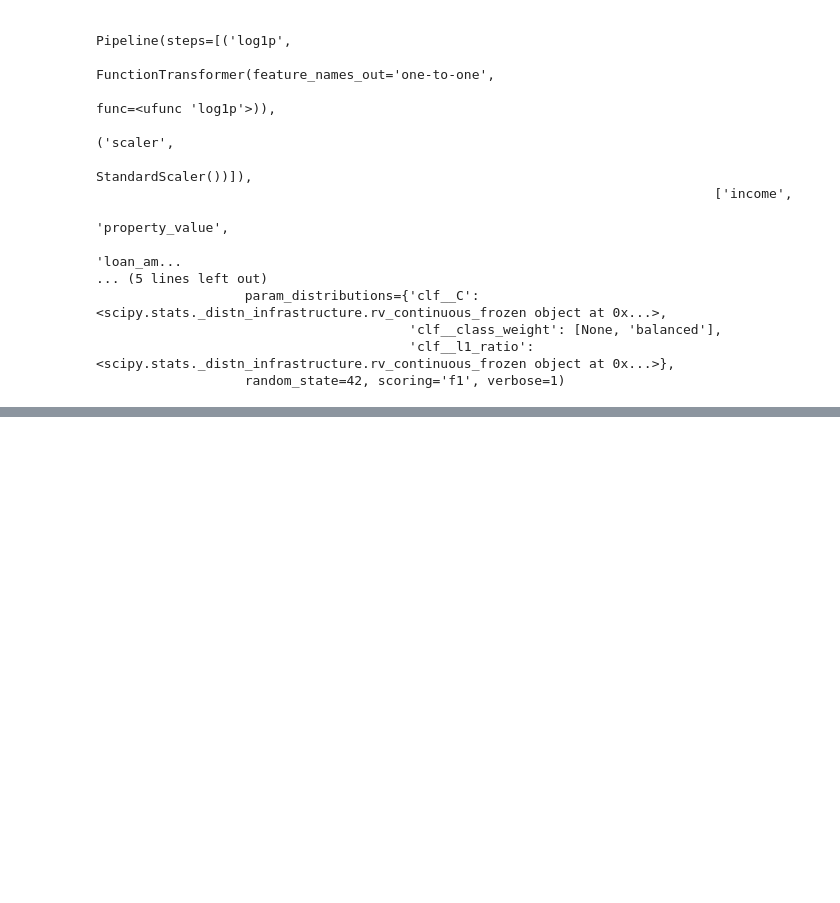
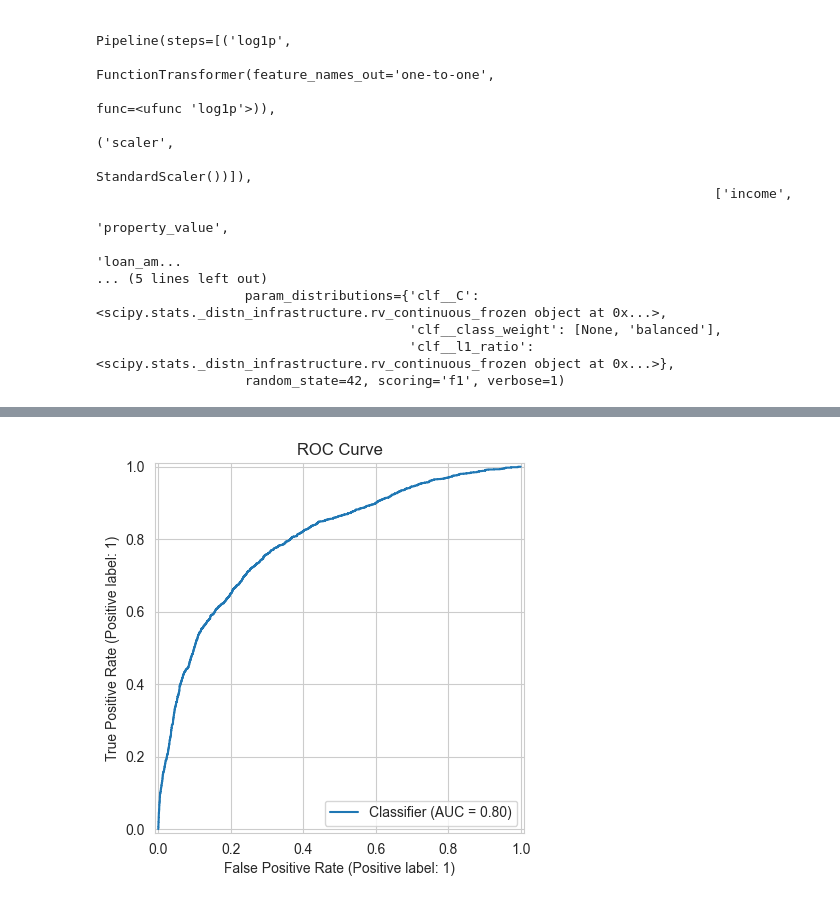
Before and after one commit to emma-hockett/6341_Project, a Jupyter notebook: notebooks/04a_logreg.ipynb, the cells around one changed output, grey strips where cells are left out. Cells and saved outputs as stored; diff of their text form; code cells hidden in the pictures; blank space fills up the shorter version.

Commit message:
Expanded metrics saved to file

```diff
--- a/notebooks/04a_logreg.ipynb
+++ b/notebooks/04a_logreg.ipynb
@@ -110,0 +107,21 @@ Test F1: 0.4709
+# %%
+best_lr = search.best_estimator_
+y_pred = best_lr.predict(X_test)
+y_prob = best_lr.predict_proba(X_test)[:, 1]
+
+metrics = {
+    "F1": f1_score(y_test, y_pred),
+    "Accuracy": accuracy_score(y_test, y_pred),
+    "Precision": precision_score(y_test, y_pred),
+    "Recall": recall_score(y_test, y_pred),
+    "ROC AUC": roc_auc_score(y_test, y_prob),
+    "PR AUC": average_precision_score(y_test, y_prob)
+}
+
+# Save metrics to CSV
+mh.save_metrics_to_csv(metrics, "log_reg_metrics_csv")
+
+# Display metrics
+print("Test Performance:")
+results = pd.DataFrame(metrics, index=["Score"]).T
+display(results)
@@ -110,0 +137,8 @@ Test F1: 0.4709
+# %%
+# ROC Curve
+RocCurveDisplay.from_predictions(y_test, y_prob)
+plt.title("ROC Curve")
+mh.save_viz(plt, "log_reg_roc")
+plt.show()
+# %% [output]
+[figure, added]
```
Also changed, not shown: parts of 4 cells of this notebook, 6 other files.
